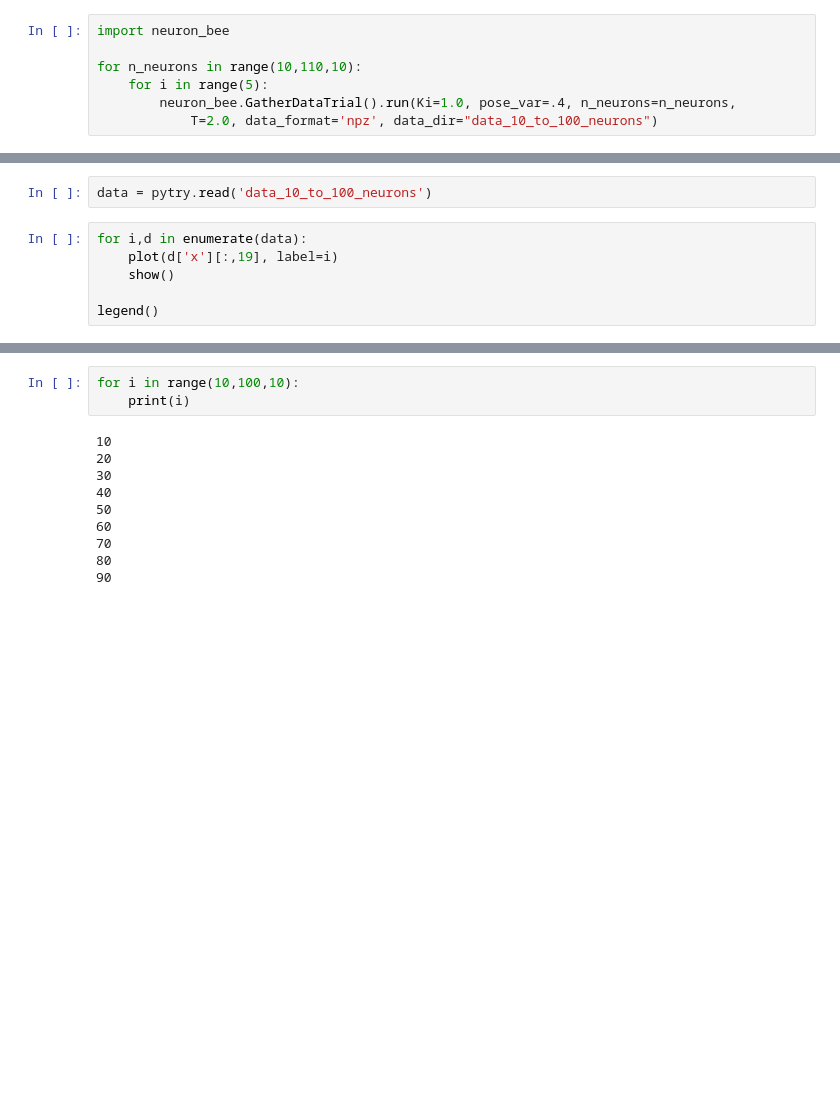
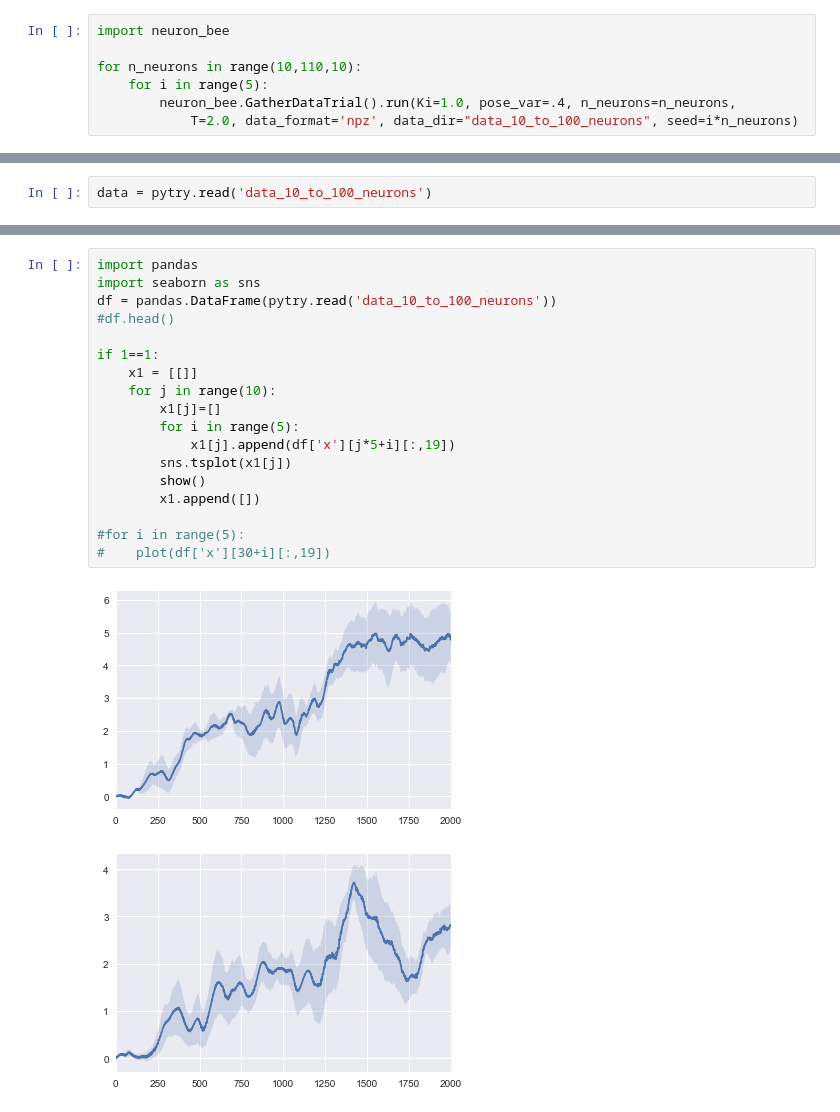
Before and after one commit to tcstewar/nengo_robobee, a Jupyter notebook: neuron_bee_gather.ipynb, the cells around one changed output, grey strips where cells are left out. Drawn from its saved outputs; the diff is of its cells as text; blank space fills up the shorter version.

```diff
--- a/neuron_bee_gather.ipynb
+++ b/neuron_bee_gather.ipynb
@@ -9,5 +9,5 @@ import neuron_bee
 for n_neurons in range(10,110,10):
     for i in range(5):
         neuron_bee.GatherDataTrial().run(Ki=1.0, pose_var=.4, n_neurons=n_neurons,
-            T=2.0, data_format='npz', data_dir="data_10_to_100_neurons")
+            T=2.0, data_format='npz', data_dir="data_10_to_100_neurons", seed=i*n_neurons)
 # %% [output]
@@ -33,8 +33,2 @@ Simulating finished in 0:00:29.
 # %%
 data = pytry.read('data_10_to_100_neurons')
-# %%
-for i,d in enumerate(data):
-    plot(d['x'][:,19], label=i)
-    show()
-
-legend()
@@ -53,13 +35,21 @@ legend()
-# %%
-for i in range(10,100,10):
-    print(i)
-# %% [output]
-10
-20
-30
-40
-50
-60
-70
-80
-90
+# %%
+import pandas
+import seaborn as sns
+df = pandas.DataFrame(pytry.read('data_10_to_100_neurons'))
+#df.head()
+
+if 1==1:
+    x1 = [[]]
+    for j in range(10):
+        x1[j]=[]
+        for i in range(5):
+            x1[j].append(df['x'][j*5+i][:,19])
+        sns.tsplot(x1[j])
+        show()
+        x1.append([])
+
+#for i in range(5):
+#    plot(df['x'][30+i][:,19])
+# %% [output]
+[figure, added]
+[figure, added]
```
Also changed, not shown: parts of 4 cells of this notebook, 1 other file.
